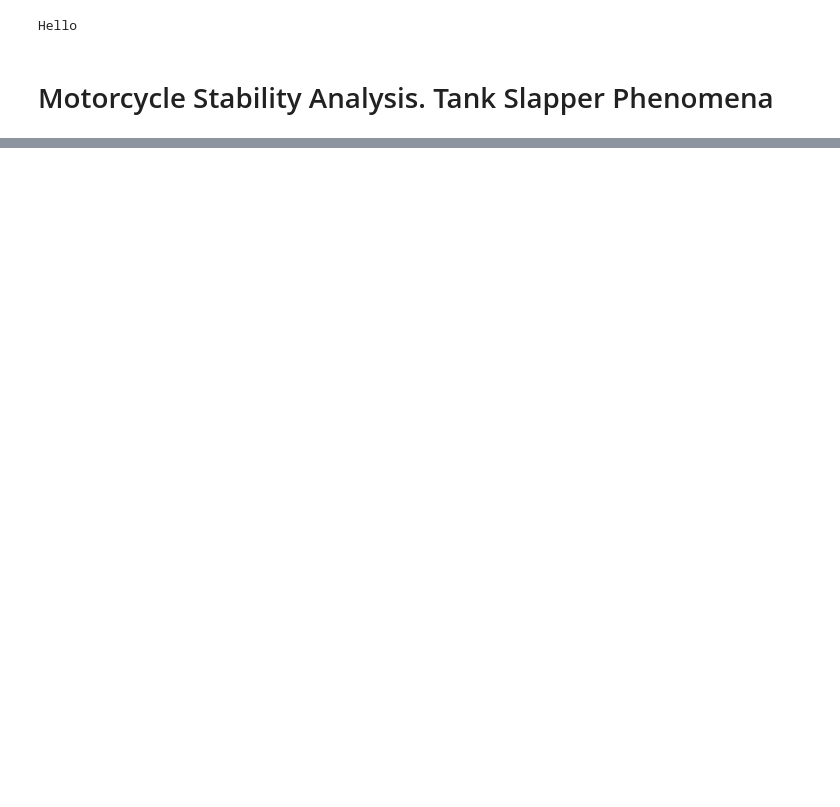
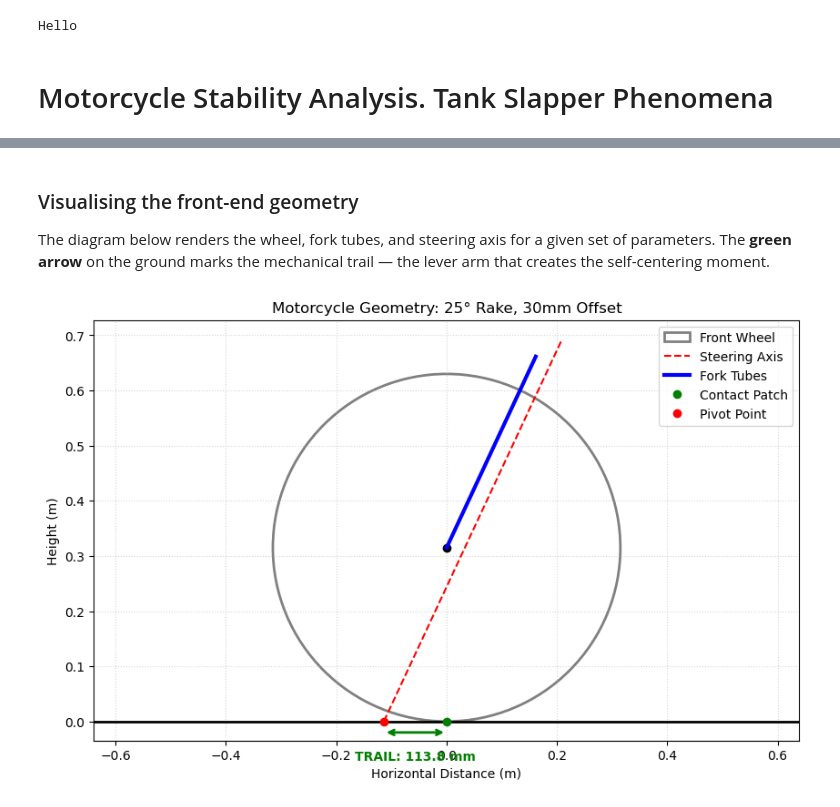
Before and after one commit to lizzardbald/motorcycle-stability, a Jupyter notebook: Main.ipynb, the cells around one changed output, grey strips where cells are left out. Cells and saved outputs as stored; diff of their text form; code cells hidden in the pictures; blank space fills up the shorter version.

Commit message:
draft: rake and trail

```diff
--- a/Main.ipynb
+++ b/Main.ipynb
@@ -30,0 +79,8 @@ fork.plot_fork_geometry(rake_deg=40, offset_mm=40, wheel_radius_mm=320)
+# %% [markdown]
+### Visualising the front-end geometry
+
+The diagram below renders the wheel, fork tubes, and steering axis for a given set of parameters. The **green arrow** on the ground marks the mechanical trail — the lever arm that creates the self-centering moment.
+# %%
+fork.plot_fork_geometry(rake_deg=25, offset_mm=30, wheel_radius_mm=315)
+# %% [output]
+[figure, added]
```
Also changed, not shown: parts of 7 cells of this notebook, 4 other files.
